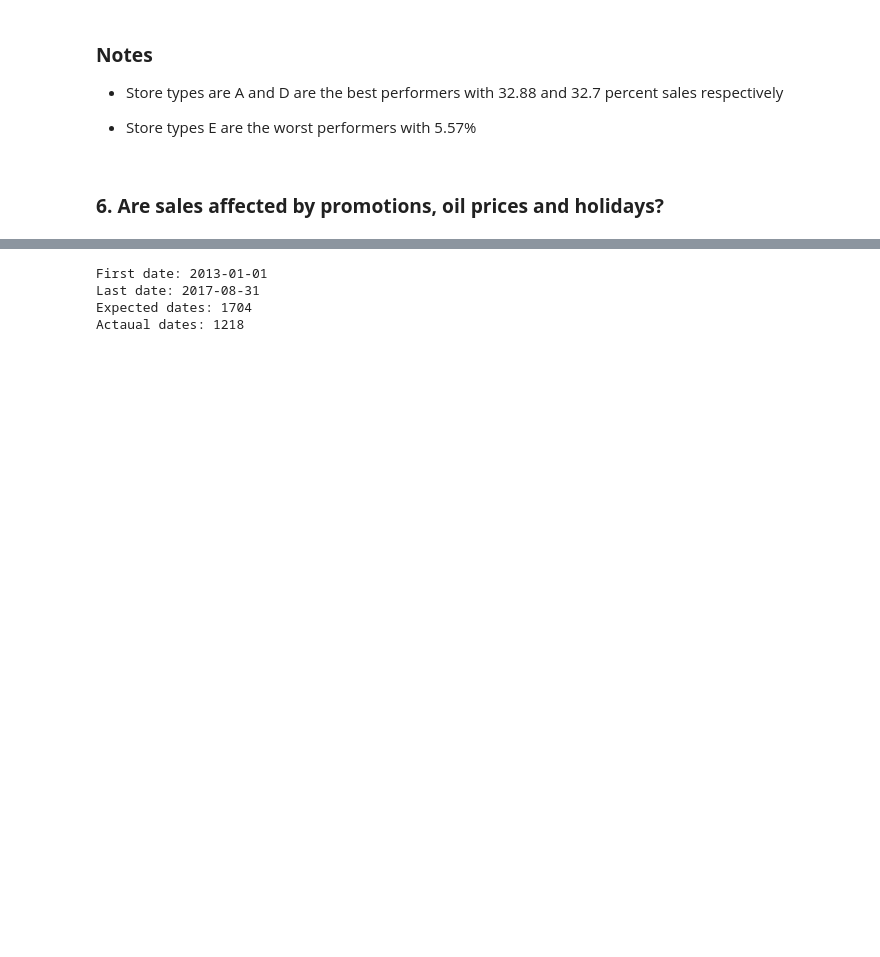
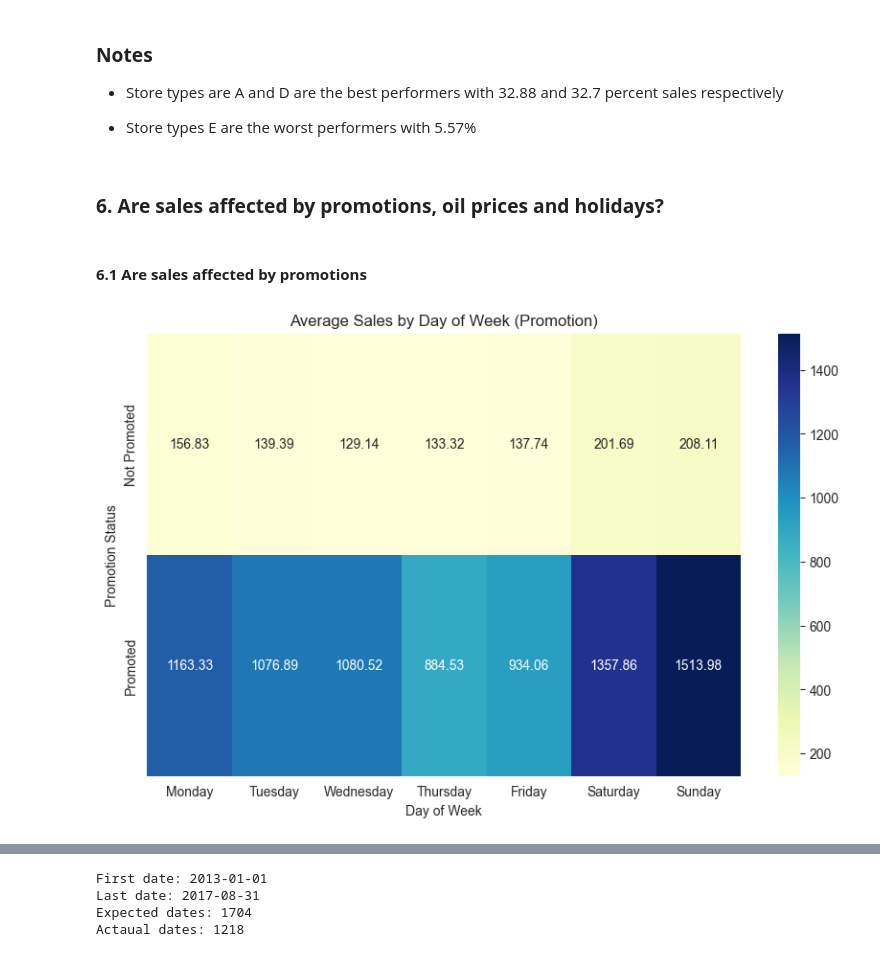
Before and after one commit to murithidenisgitobu/Time-Series-Regression-Analysis-Corporation-Favorita-, a Jupyter notebook: Time Series Regression Analysis - Corporation Favorita.ipynb, the cells around one changed output, grey strips where cells are left out. Cells and saved outputs as stored; diff of their text form; code cells hidden in the pictures; blank space fills up the shorter version.

```diff
--- a/Time Series Regression Analysis - Corporation Favorita.ipynb
+++ b/Time Series Regression Analysis - Corporation Favorita.ipynb
@@ -801,8 +801,8 @@ Expected number of unique dates: 1688,
 Actual number of unique dates: 1684
 # %%
 # Checking which dates are missing
-missing_dates = expected_dates.difference(train_data['date'].unique())
-missing_dates.to_list()
+train_missing_dates = expected_dates.difference(train_data['date'].unique())
+train_missing_dates.to_list()
 # %% [output]
 [Timestamp('2013-12-25 00:00:00'),
  Timestamp('2014-12-25 00:00:00'),
@@ -1146,3 +1146,46 @@ Name: sales, dtype: object
 - Store types E are the worst performers with 5.57%
 # %% [markdown]
 ### **6. Are sales affected by promotions, oil prices and holidays?**
+# %% [markdown]
+#### **6.1 Are sales affected by promotions**
+# %%
+# Create a date column
+train_data_cp['date'] = train_data_cp.index
+# %%
+# Drop index
+train_data_cp = train_data_cp.reset_index(drop=True)
+
+# Create DataFrame with dates from train_missing_dates
+train_missing_dates_df = pd.DataFrame(train_missing_dates, columns=['date'])
+
+# Merge train_data_cp and train_missing_dates_df using outer join on the 'date' column
+
+merged_train_df = pd.merge(train_data_cp, train_missing_dates_df, how='outer', on='date')
+
+# Fill missing data using interpolation
+merged_train_df['sales'].interpolate(inplace=True)
+# %%
+# Create dayofweek column
+merged_train_df['dayofweek'] = merged_train_df['date'].dt.dayofweek
+day_names = ['Monday', 'Tuesday', 'Wednesday', 'Thursday', 'Friday', 'Saturday', 'Sunday']
+
+plt.figure(figsize=(10, 6))
+
+# Pivot table with 'dayofweek' as rows and 'onpromotion_encoded' as columns
+pivot_table = merged_train_df.pivot_table(index='onpromotion_encoded', columns='dayofweek', values='sales', aggfunc='mean')
+
+# Plot heatmap
+ax = sns.heatmap(pivot_table, cmap='YlGnBu', annot=True, fmt='.2f')
+
+# Set x-axis labels to custom day names
+ax.set_xticklabels(day_names)
+
+# Set y-axis labels to promotion status
+ax.set_yticklabels(['Not Promoted', 'Promoted'])
+
+plt.title('Average Sales by Day of Week (Promotion)')
+plt.xlabel('Day of Week')
+plt.ylabel('Promotion Status')
+plt.show()
+# %% [output]
+[figure, added]
```
Also changed, not shown: parts of 8 cells of this notebook.
